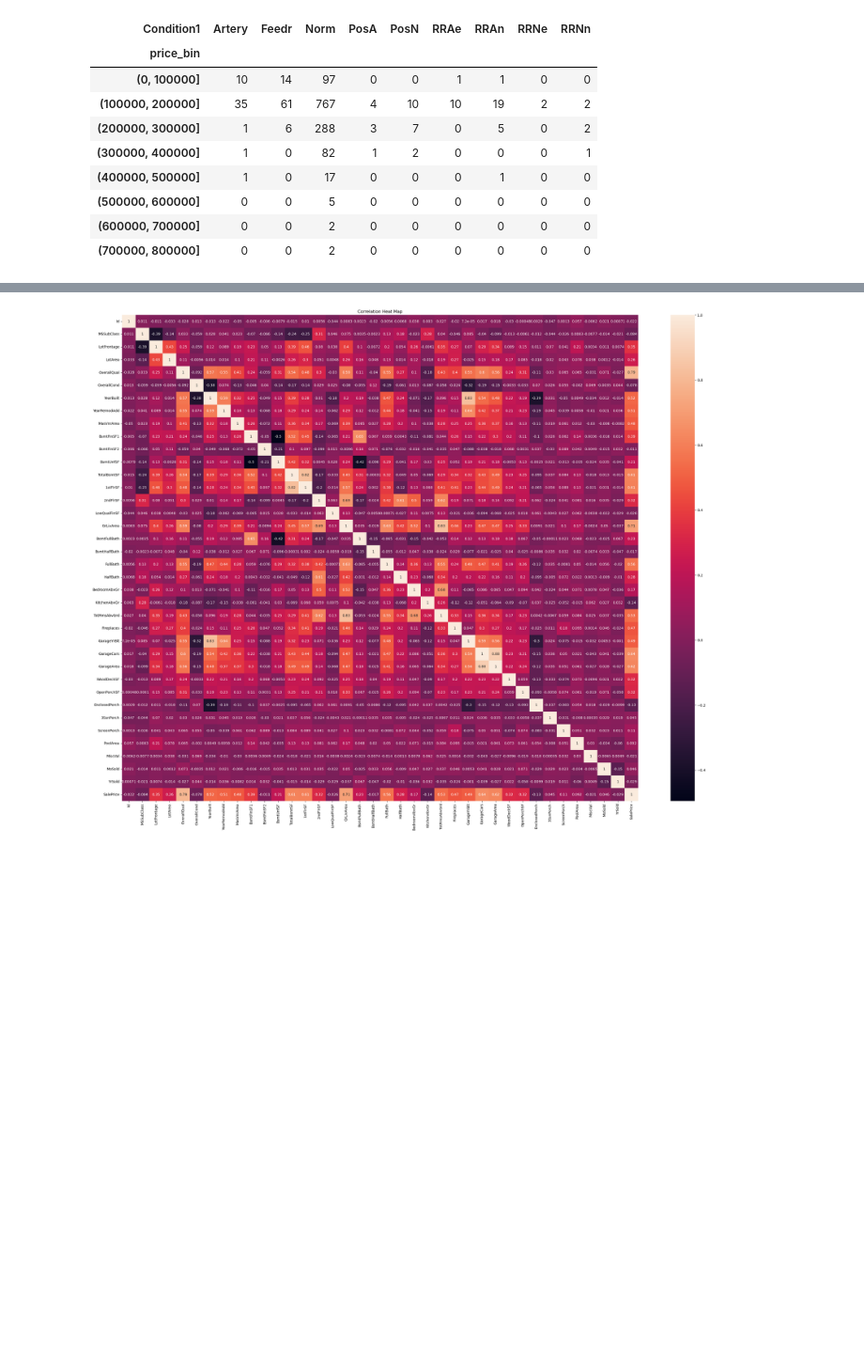
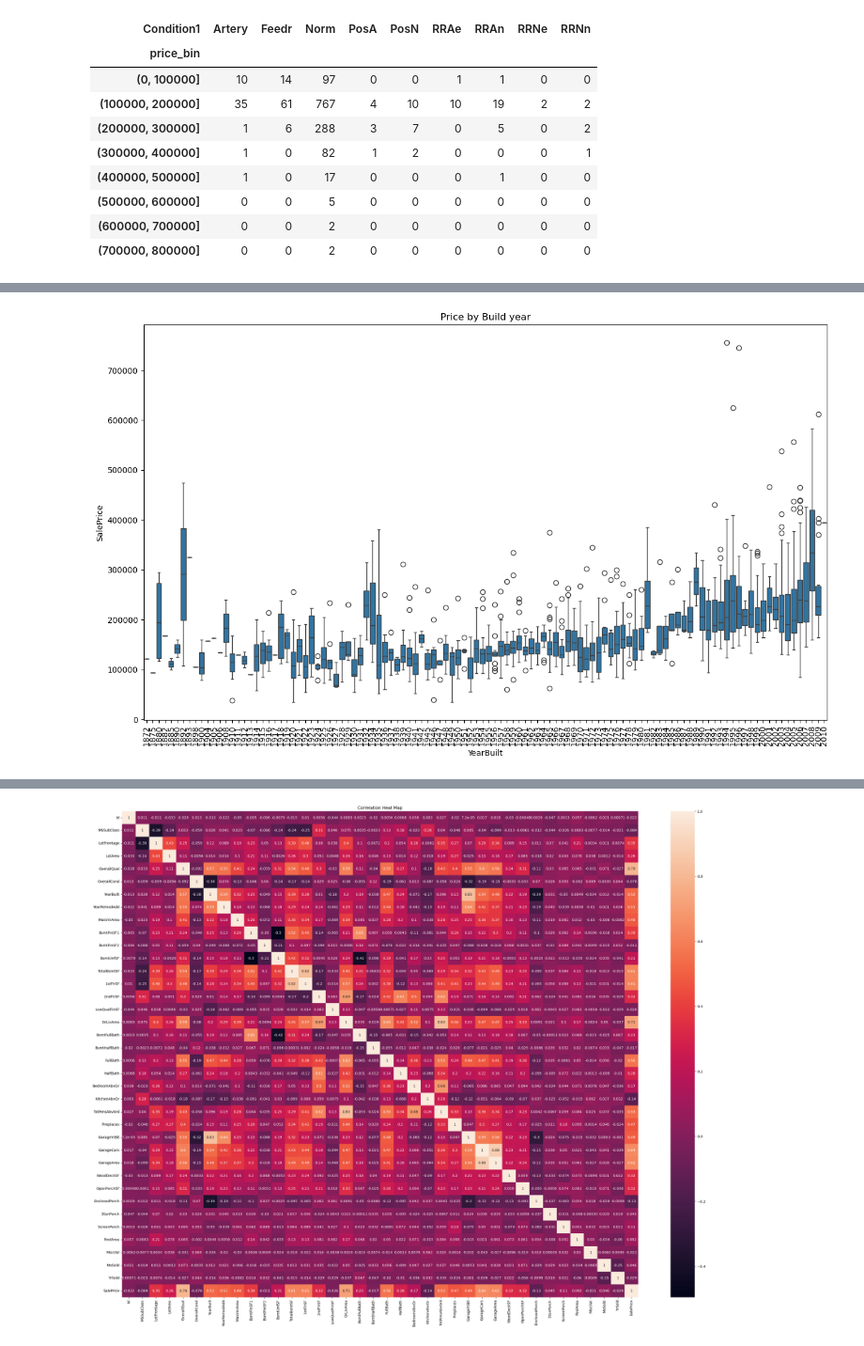
Before and after one commit to Totally-Kyle/Housing-Prices, a Jupyter notebook: EDA.ipynb, the cells around one changed output, grey strips where cells are left out. Shown at 94% size. Drawn from its saved outputs; the diff is of its cells as text; code cells hidden in the pictures; blank space fills up the shorter version.

```diff
--- a/EDA.ipynb
+++ b/EDA.ipynb
@@ -170,0 +153,9 @@ sns.pairplot(df, vars=["LotFrontage", "LotArea", "Street", "GarageQual", "Centra
+# %%
+plt.figure(figsize=(13, 8))
+sns.boxplot(data=df, x="YearBuilt", y="SalePrice")
+plt.title("Price by Build year")
+plt.xticks(rotation=90)
+plt.tight_layout()
+plt.show()
+# %% [output]
+[figure, added]
```
Also changed, not shown: parts of 9 cells of this notebook.
